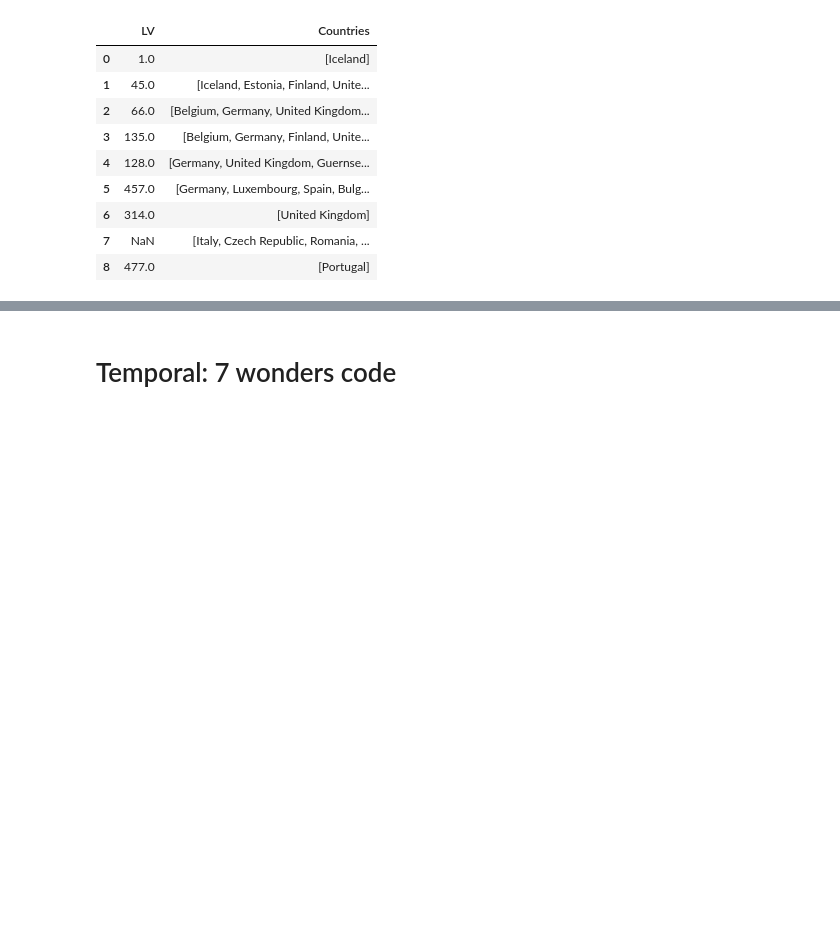
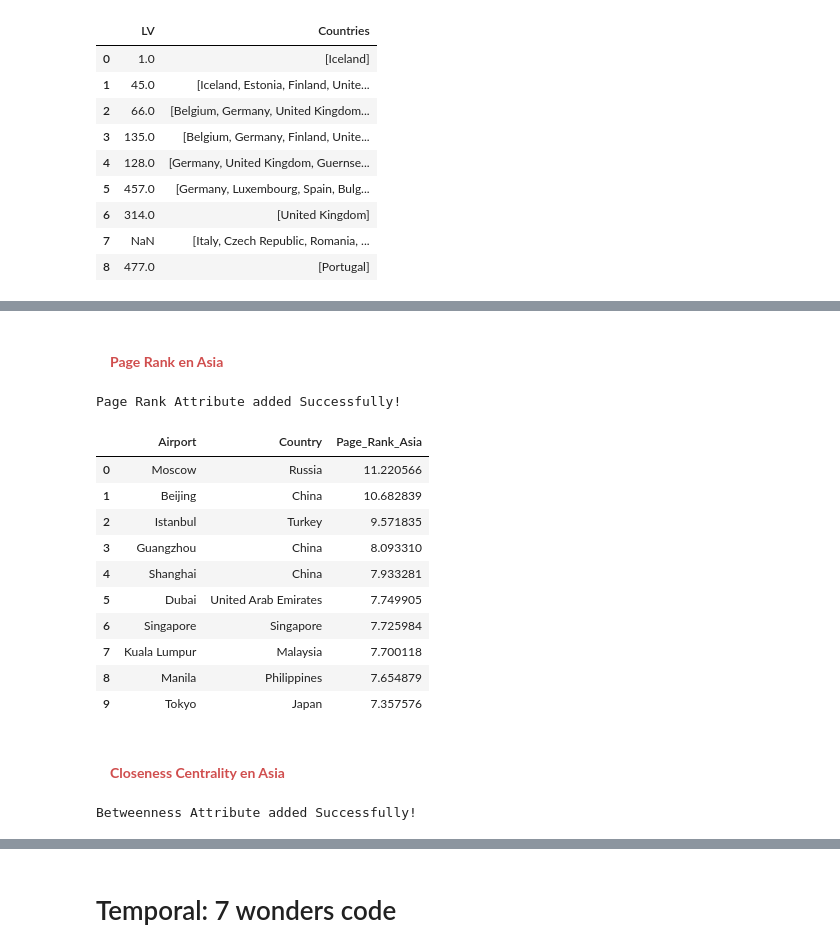
Before and after one commit to ch0fas/MG_Proyecto2, a Jupyter notebook: Python_Proyecto2.ipynb, the cells around one changed output, grey strips where cells are left out. Drawn from its saved outputs; the diff is of its cells as text; code cells hidden in the pictures; blank space fills up the shorter version.

```diff
--- a/Python_Proyecto2.ipynb
+++ b/Python_Proyecto2.ipynb
@@ -454,0 +496,31 @@ db.custom_query(f"""
+# %% [markdown]
+#### <font color= #d04e4e> &nbsp; &nbsp; **Page Rank en Asia** </font>
+# %%
+db.page_rank('Asia')
+# %% [output]
+Page Rank Attribute added Successfully!
+# %%
+query2 = """MATCH (a:Asia)
+RETURN a.Label AS Airport, a.country AS Country, a.Page_Rank_Asia AS Page_Rank_Asia
+ORDER BY Page_Rank_Asia DESC
+LIMIT 10
+"""
+db.custom_query(query2)
+# %% [output]
+|  | Airport | Country | Page_Rank_Asia |
+| 0 | Moscow | Russia | 11.220566 |
+| 1 | Beijing | China | 10.682839 |
+| 2 | Istanbul | Turkey | 9.571835 |
+| 3 | Guangzhou | China | 8.093310 |
+| 4 | Shanghai | China | 7.933281 |
+| 5 | Dubai | United Arab Emirates | 7.749905 |
+| 6 | Singapore | Singapore | 7.725984 |
+| 7 | Kuala Lumpur | Malaysia | 7.700118 |
+| 8 | Manila | Philippines | 7.654879 |
+| 9 | Tokyo | Japan | 7.357576 |
+# %% [markdown]
+#### <font color= #d04e4e> &nbsp; &nbsp; **Closeness Centrality en Asia** </font>
+# %%
+db.betwenness('Asia')
+# %% [output]
+Betweenness Attribute added Successfully!
```
Also changed, not shown: parts of 12 cells of this notebook, 1 other file.
